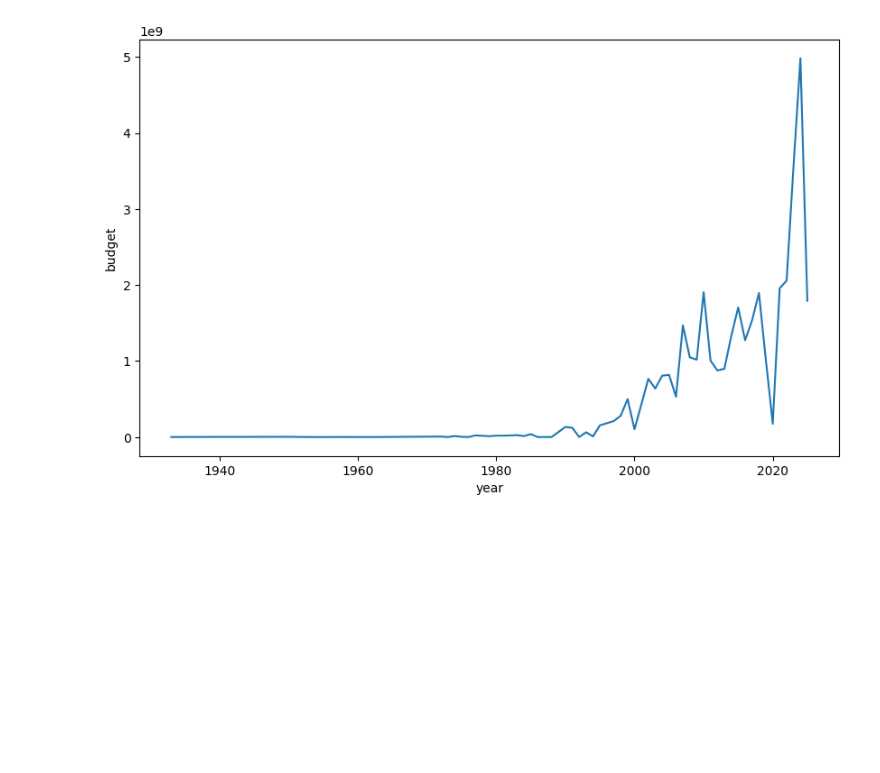
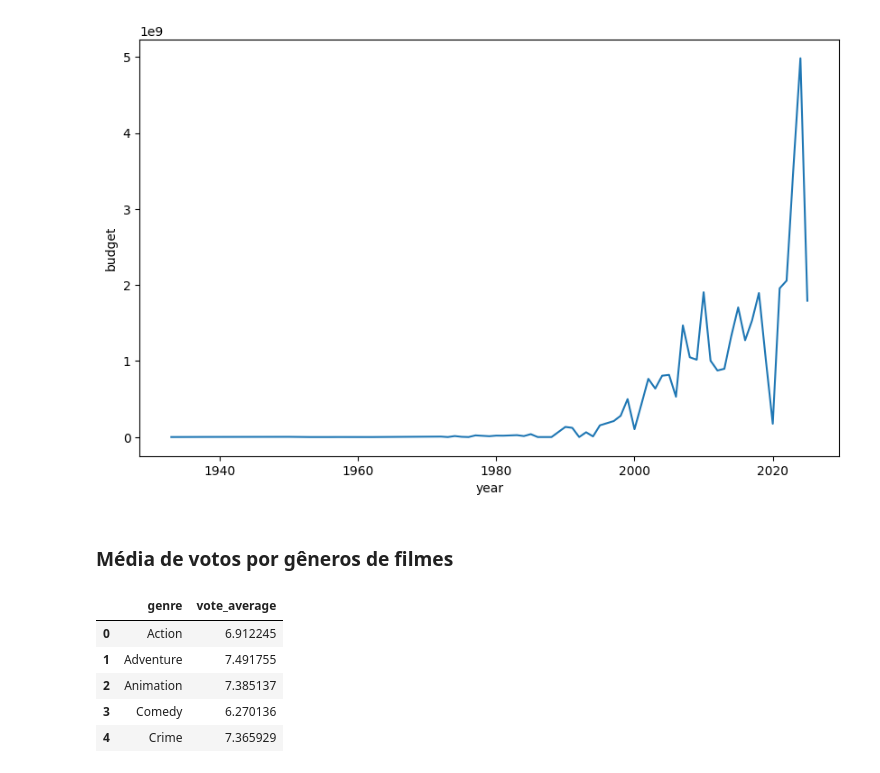
Before and after one commit to LuizGPassos/ted-7-projeto-final, a Jupyter notebook: analysis/exploratory_analysis.ipynb, the cells around one changed output. Saved outputs shown, nothing was run; the diff lists cells and outputs as text; code cells hidden in the pictures; blank space fills up the shorter version.

```diff
--- a/analysis/exploratory_analysis.ipynb
+++ b/analysis/exploratory_analysis.ipynb
@@ -124,3 +124,16 @@ sns.lineplot(data=yearly_budget, x="year", y="budget")
 # %% [output]
 <Axes: xlabel='year', ylabel='budget'>
 [figure]
+# %% [markdown]
+### Média de votos por gêneros de filmes
+# %%
+avg_vote_genre = df[['genre', 'vote_average']]
+avg_vote_genre = avg_vote_genre.groupby(['genre'])['vote_average'].mean().reset_index()
+avg_vote_genre.head()
+# %% [output]
+|  | genre | vote_average |
+| 0 | Action | 6.912245 |
+| 1 | Adventure | 7.491755 |
+| 2 | Animation | 7.385137 |
+| 3 | Comedy | 6.270136 |
+| 4 | Crime | 7.365929 |
```
Also changed, not shown: parts of 4 cells of this notebook.
